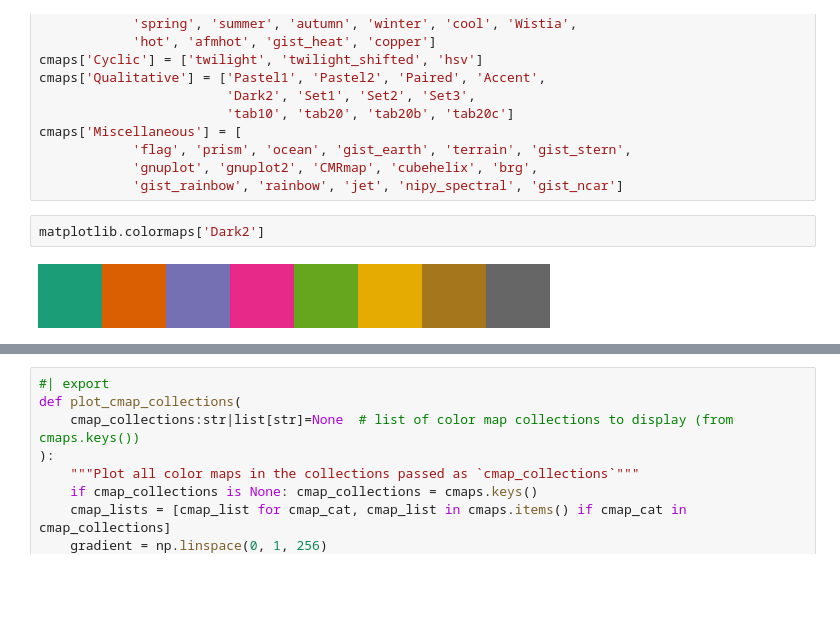
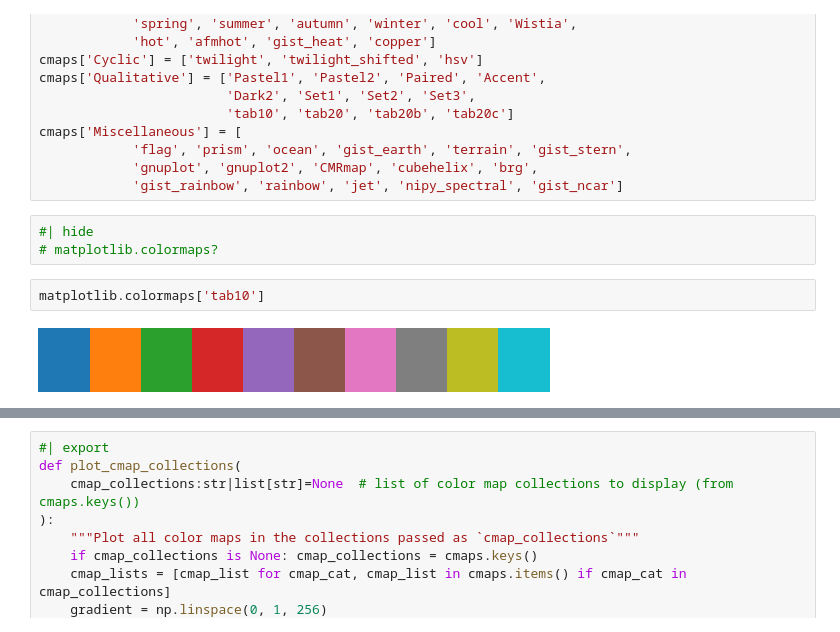
Before and after one commit to vtecftwy/eccore, a Jupyter notebook: nbs-dev/0_02_plotting.ipynb, the cells around one changed output, grey strips where cells are left out. Drawn from its saved outputs; the diff is of its cells as text; blank space fills up the shorter version.

```diff
--- a/nbs-dev/0_02_plotting.ipynb
+++ b/nbs-dev/0_02_plotting.ipynb
@@ -46,7 +46,10 @@ cmaps['Miscellaneous'] = [
             'flag', 'prism', 'ocean', 'gist_earth', 'terrain', 'gist_stern',
             'gnuplot', 'gnuplot2', 'CMRmap', 'cubehelix', 'brg',
             'gist_rainbow', 'rainbow', 'jet', 'nipy_spectral', 'gist_ncar']
+# %%
+#| hide
+# matplotlib.colormaps?
 # %%
-matplotlib.colormaps['Dark2']
+matplotlib.colormaps['tab10']
 # %% [output]
-[figure, old version]
+[figure, new version]
```
Also changed, not shown: parts of 15 cells of this notebook, 14 other files.
